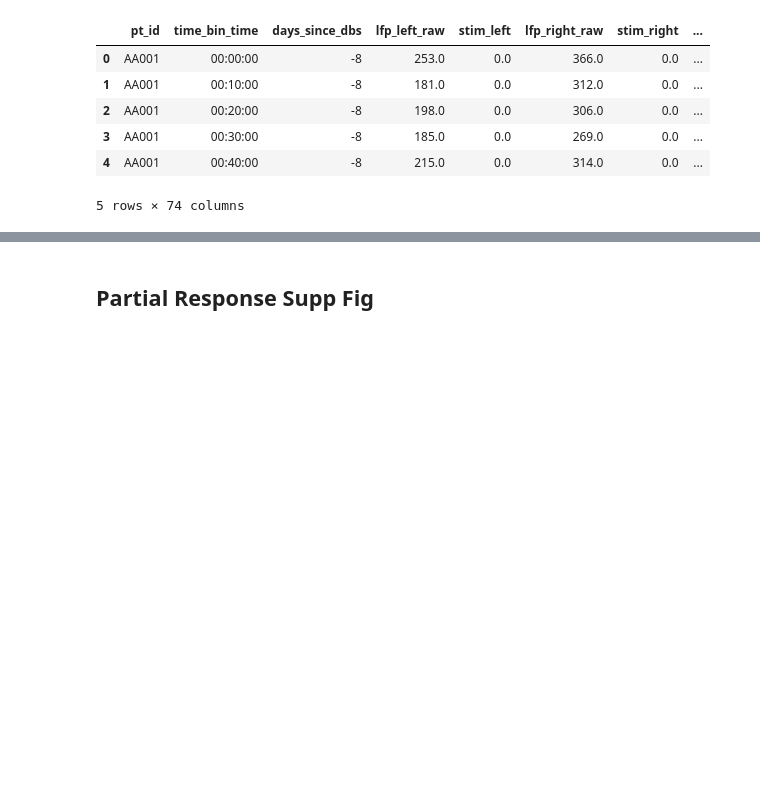
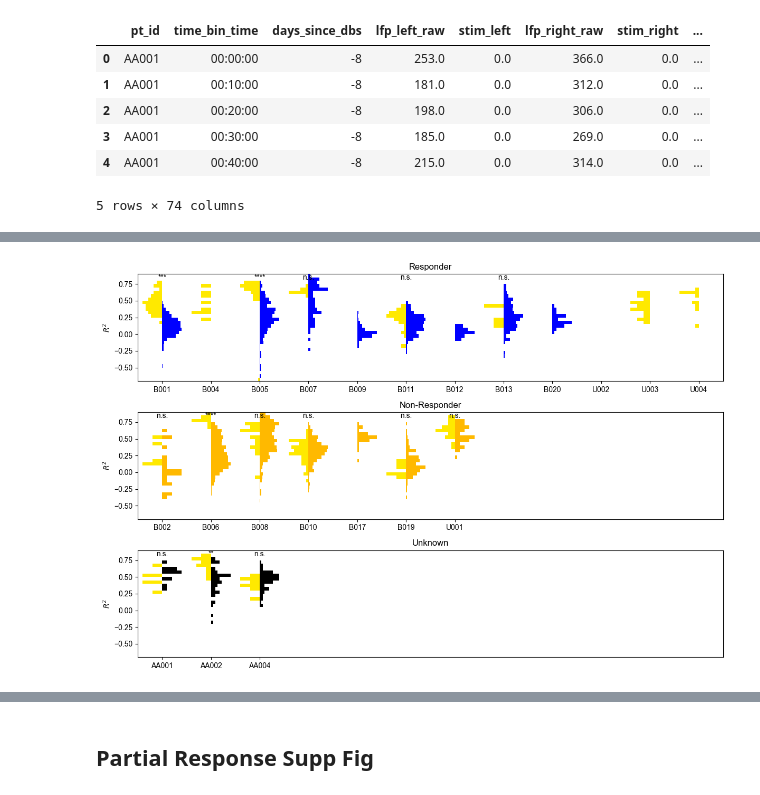
Before and after one commit to ProvenzaLab/PerceptPredictability, a Jupyter notebook: supplemental.ipynb, the cells around one changed output, grey strips where cells are left out. Cells and saved outputs as stored; diff of their text form; code cells hidden in the pictures; blank space fills up the shorter version.

Commit message:
ark modeling implementation

```diff
--- a/supplemental.ipynb
+++ b/supplemental.ipynb
@@ -47,0 +48,20 @@ df.head(5)
+# %%
+window_size = 3
+
+df.reset_index(drop=True, inplace=True)
+hem = 'right'
+
+pt_groups = df.groupby('pt_id', group_keys=False)
+ar_features = [f'lfp_{hem}_OvER_interpolate_z_scored_lag_1']
+tqdm.pandas(desc=f'Applying autoregressive model for {hem} hem')
+hem_results_df = pt_groups.progress_apply(
+    lambda g: apply_sliding_window(
+        g, ar_features, f'lfp_{hem}_OvER_interpolate_z_scored', window_size=window_size),
+    include_groups=False
+)
+df = df.merge(
+    hem_results_df,
+    how='left',
+    left_index=True,
+    right_index=True
+)
@@ -47,0 +70,64 @@ df.head(5)
+# %%
+feature = 'lfp_right_OvER_interpolate_R2'
+fig, axs = plt.subplots(nrows=3, figsize=(12, 8), sharey=True)
+min_val, max_val = df[feature].min(), df[feature].max()
+bin_start = np.floor(min_val*10)/10
+bin_end = np.ceil(max_val*10)/10
+bin_width = 0.05
+bins = np.arange(bin_start, bin_end + bin_width, bin_width)
+
+results_dict = {'pt_id': [], 't_stat': [], 'p_val': []}
+only_first_14d = False
+
+max_num_pts = 0
+df.sort_values(by=['pt_id', 'dummy_timestamp'], inplace=True)
+for ax, response_status in zip(axs, ['Responder', 'Non-Responder', 'Unknown']):
+    plot_df = df.dropna(subset=feature).query('response_status == @response_status').copy()
+    if only_first_14d:
+        plot_df = plot_df.query('days_since_dbs <= 14')
+
+    max_num_pts = max(max_num_pts, plot_df['pt_id'].nunique())
+    for i, (pt_id, pt_df) in enumerate(plot_df.groupby('pt_id')):
+        plot_df_daily = pt_df.dropna(subset=[feature]).groupby('days_since_dbs').first().reset_index()
+        predbs_days, predbs_vals = plot_df_daily.query('state_label_str == "Pre-DBS"')[['days_since_dbs', feature]].values.T
+        stable_state_days, stable_state_vals = plot_df_daily.query('state_label_str == @response_status')[['days_since_dbs', feature]].values.T
+        if len(predbs_vals) != 0 and not np.isnan(predbs_vals).all():
+            counts_predbs, _ = np.histogram(predbs_vals, bins=bins, density=True)
+            counts_predbs /= counts_predbs.max() * 2.5
+        else:
+            counts_predbs = np.zeros(len(bins)-1)
+        if len(stable_state_vals) != 0 and not np.isnan(stable_state_vals).all():
+            counts_postdbs, _ = np.histogram(stable_state_vals, bins=bins, density=True)
+            counts_postdbs /= counts_postdbs.max() * 2.5
+        else:
+            counts_postdbs = np.zeros(len(bins)-1)
+        ax.barh(bins[:-1], -counts_predbs, height=bin_width, align='edge', left=i,
+                color=COL_PAL['Pre-DBS'], edgecolor=None)
+        ax.barh(bins[:-1], counts_postdbs, height=bin_width, align='edge', left=i,
+                color=COL_PAL[response_status], edgecolor=None)
+
+        # Run a t-test and annotate significance
+        if len(predbs_vals) > 1 and len(stable_state_vals) > 1 and not np.isnan(predbs_vals).all() and not np.isnan(stable_state_vals).all():
+            t_stat, p_val = ttest_ind_with_neff_correction(predbs_vals, stable_state_vals, predbs_days, stable_state_days)
+            ax.text(i, bins[-1], get_asterisk_str(p_val), ha='center', va='top')
+        else:
+            t_stat, p_val = np.nan, np.nan
+        results_dict['pt_id'].append(pt_id)
+        results_dict['t_stat'].append(t_stat)
+        results_dict['p_val'].append(p_val)
+
+    ax.set(title=f'{response_status}',
+           xticks=np.arange(plot_df['pt_id'].nunique()),
+           xticklabels=plot_df['pt_id'].unique(),)
+
+for ax in axs:
+    ax.set(
+        xlim=(-0.5, max_num_pts - 0.5),
+        ylim=(bin_start, bin_end),
+        ylabel=r'$R^2$',
+    )
+
+fig.tight_layout()
+plt.show()
+# %% [output]
+[figure, added]
```
Also changed, not shown: parts of 13 cells of this notebook, 3 other files.
